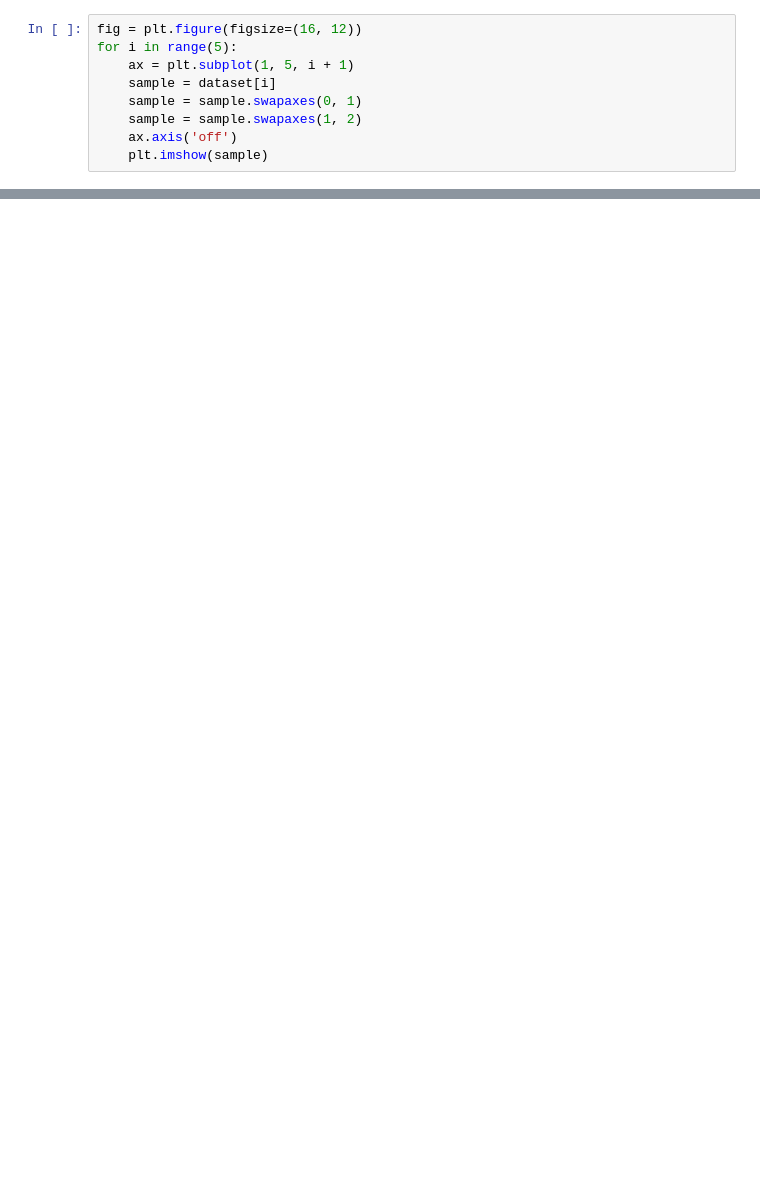
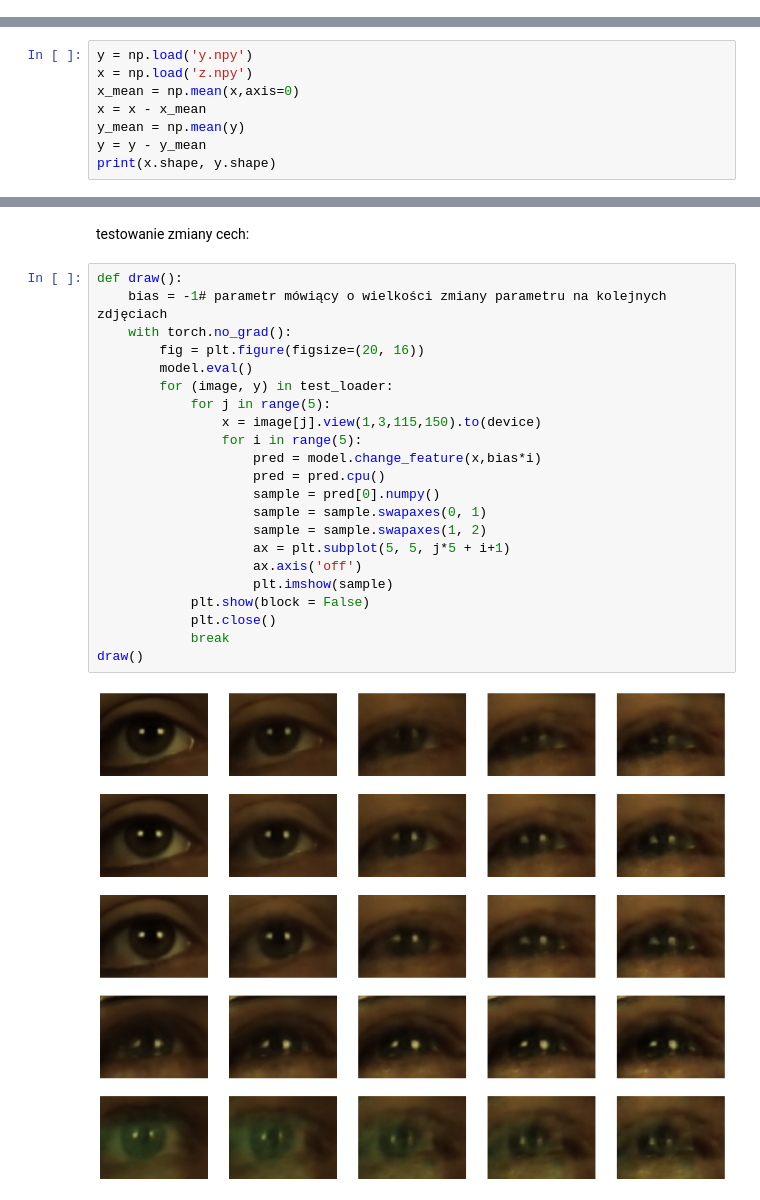
Before and after one commit to trapeer/Face_image_animation, a Jupyter notebook: autoenkoder.ipynb, the cells around one changed output, grey strips where cells are left out. Cells and saved outputs as stored; diff of their text form; blank space fills up the shorter version.

```diff
--- a/autoenkoder.ipynb
+++ b/autoenkoder.ipynb
@@ -55,9 +15,0 @@ train_set= 180000 test_set= 22599
-# %%
-fig = plt.figure(figsize=(16, 12))
-for i in range(5):
-    ax = plt.subplot(1, 5, i + 1)
-    sample = dataset[i]
-    sample = sample.swapaxes(0, 1)
-    sample = sample.swapaxes(1, 2)
-    ax.axis('off')
-    plt.imshow(sample)
@@ -224,0 +272,8 @@ AE(
+# %%
+y = np.load('y.npy')
+x = np.load('z.npy')
+x_mean = np.mean(x,axis=0)
+x = x - x_mean
+y_mean = np.mean(y)
+y = y - y_mean
+print(x.shape, y.shape)
@@ -224,0 +317,26 @@ AE(
+# %% [markdown]
+testowanie zmiany cech:
+# %%
+def draw():
+    bias = -1# parametr mówiący o wielkości zmiany parametru na kolejnych zdjęciach
+    with torch.no_grad():
+        fig = plt.figure(figsize=(20, 16))
+        model.eval()
+        for (image, y) in test_loader:
+            for j in range(5):
+                x = image[j].view(1,3,115,150).to(device)
+                for i in range(5):
+                    pred = model.change_feature(x,bias*i)
+                    pred = pred.cpu()
+                    sample = pred[0].numpy()
+                    sample = sample.swapaxes(0, 1)
+                    sample = sample.swapaxes(1, 2)
+                    ax = plt.subplot(5, 5, j*5 + i+1)
+                    ax.axis('off')
+                    plt.imshow(sample)
+            plt.show(block = False)
+            plt.close()
+            break
+draw()
+# %% [output]
+[figure, added]
```
Also changed, not shown: parts of 25 cells of this notebook.
